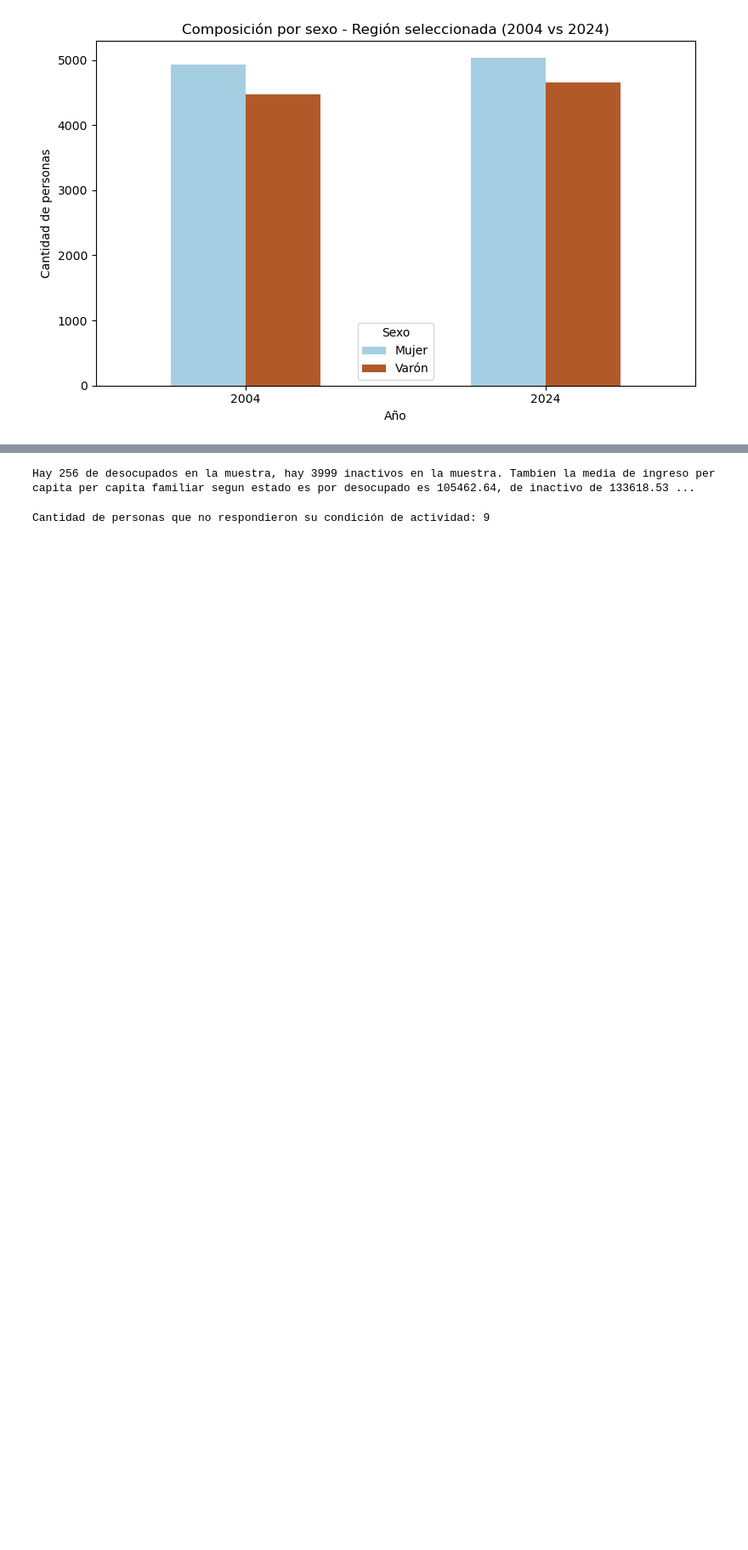
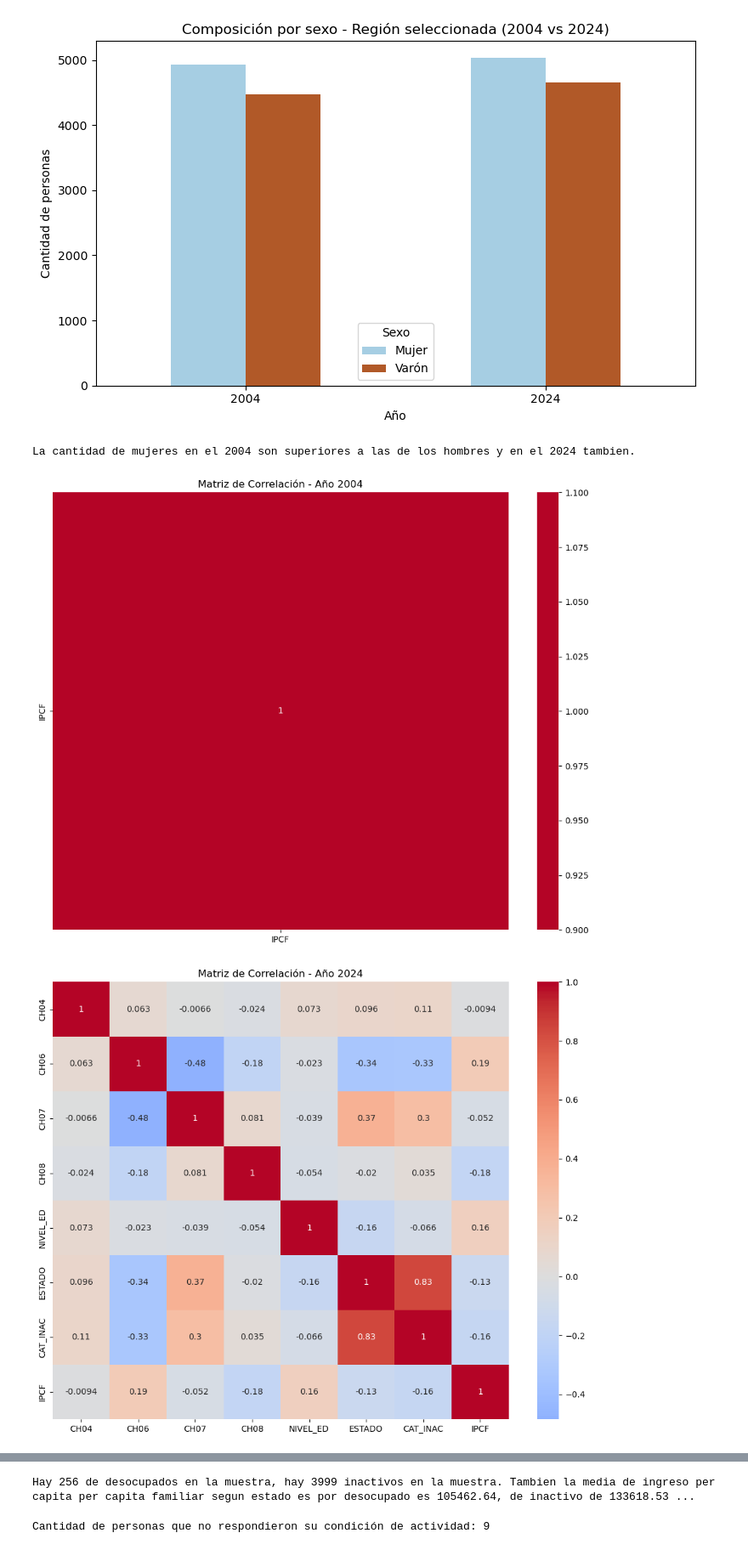
Before and after one commit to LucaDadderio0/-BigDataUBA-Grup10, a Jupyter notebook: TP2/Big_Data_TP2_Grupo10.ipynb, the cells around one changed output, grey strips where cells are left out. Shown at 85% size. Drawn from its saved outputs; the diff is of its cells as text; code cells hidden in the pictures; blank space fills up the shorter version.

```diff
--- a/TP2/Big_Data_TP2_Grupo10.ipynb
+++ b/TP2/Big_Data_TP2_Grupo10.ipynb
@@ -173,20 +191,47 @@ plt.tight_layout()
 plt.show()
 # %% [output]
 [figure]
+# %%
+print("La cantidad de mujeres en el 2004 son superiores a las de los hombres y en el 2024 tambien.")
+# %% [output]
+La cantidad de mujeres en el 2004 son superiores a las de los hombres y en el 2024 tambien.
 # %%
 #Resolucion del ejercicio 4
 #instalar seaborn si no lo tienen. Debes sacar # de #!pip install seaborn.
 #!pip install seaborn
 #importar pandas, matplotlib y seaborn
 import pandas as pd
 import seaborn as sns
 import matplotlib.pyplot as plt
 # Leer los archivos
 df_2024 = pd.read_excel("usu_individual_T124.xlsx")
 df_2004 = pd.read_stata("Individual_t104.dta")
 #Convertir los nombres de columnas a mayusculas
 df_2024.columns = df_2024.columns.str.upper()
 df_2004.columns = df_2004.columns.str.upper()
 # Filtrar solo región 40
 df_2024 = df_2024[df_2024["REGION"] == 40]
 df_2004 = df_2004[df_2004["REGION"] == "NOA"]
+df_2004["REGION"] = 40  # Homogeneizar valores de REGION
+# Variables a usar
+variables = ["CH04", "CH06", "CH07", "CH08", "NIVEL_ED", "ESTADO", "CAT_INAC", "IPCF"]
+# Filtrar variables para cada año y eliminar filas con valores faltantes o sin sentido
+df_2024_corr = df_2024[variables].dropna()
+df_2004_corr = df_2004[variables].dropna()
+# Matriz de correlación 2004
+corr_2004 = df_2004_corr.corr(numeric_only=True)
+plt.figure(figsize=(10, 8))
+sns.heatmap(corr_2004, annot=True, cmap="coolwarm", center=0)
+plt.title("Matriz de Correlación - Año 2004")
+plt.tight_layout()
+plt.show()
+# Matriz de correlación 2024
+corr_2024 = df_2024_corr.corr(numeric_only=True)
+plt.figure(figsize=(10, 8))
+sns.heatmap(corr_2024, annot=True, cmap="coolwarm", center=0)
+plt.title("Matriz de Correlación - Año 2024")
+plt.tight_layout()
+plt.show()
+# %% [output]
+[figure, added]
+[figure, added]
```
Also changed, not shown: parts of 8 cells of this notebook.
